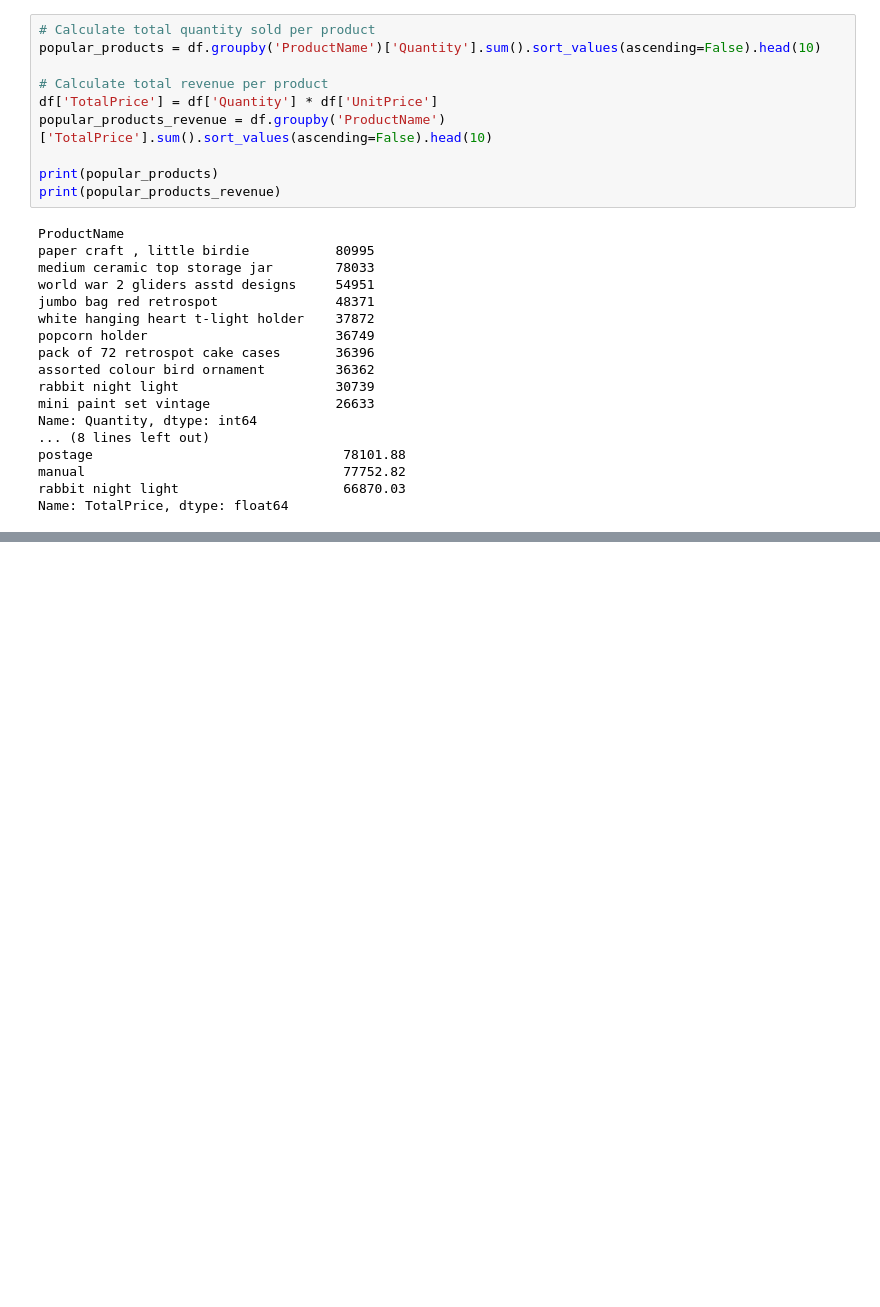
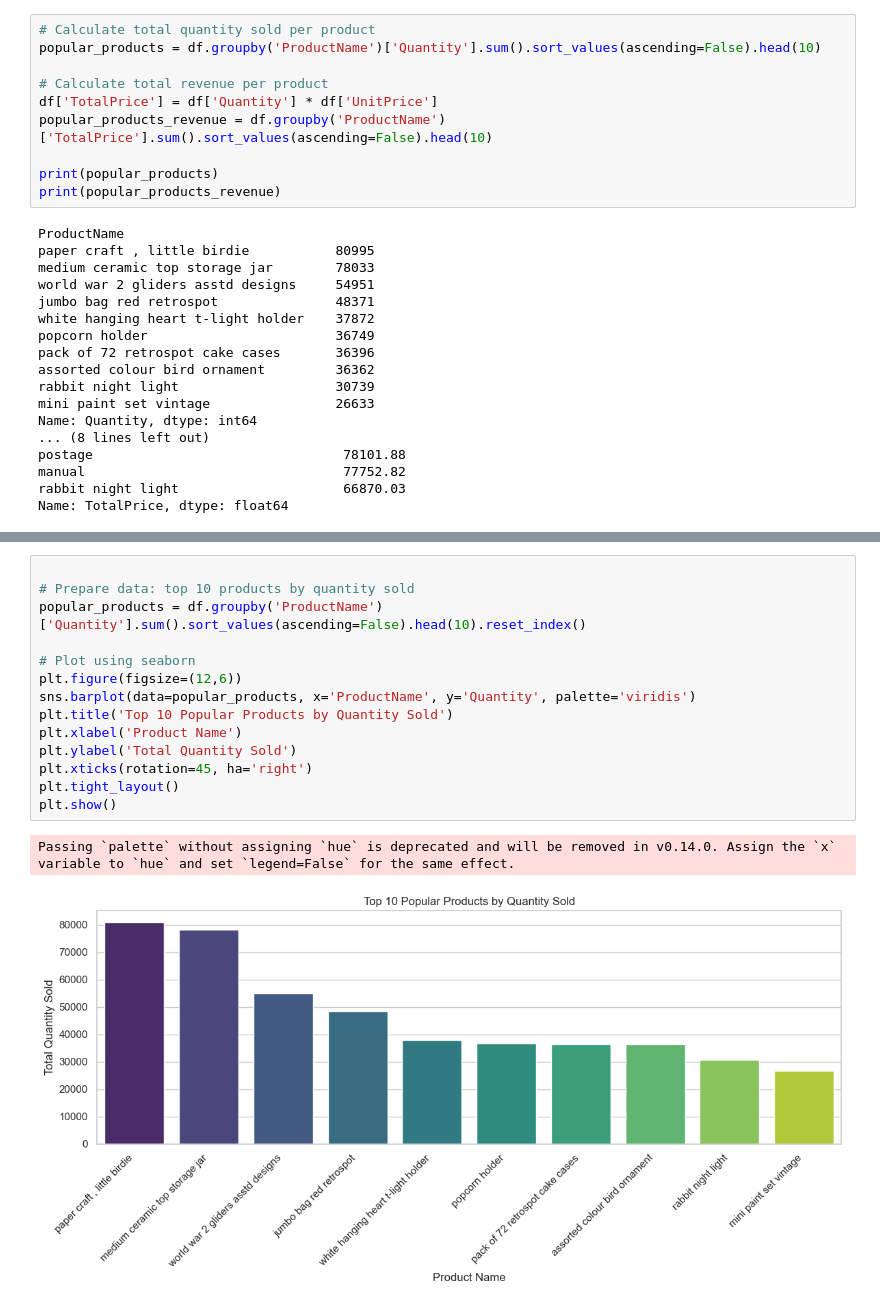
Before and after one commit to angeljayakumar/online-retail-analysis, a Jupyter notebook: notebooks/popular-products.ipynb, the cells around one changed output, grey strips where cells are left out. Drawn from its saved outputs; the diff is of its cells as text; blank space fills up the shorter version.

Commit message:
Add Seaborn visualization for top 10 popular products by quantity sold

```diff
--- a/notebooks/popular-products.ipynb
+++ b/notebooks/popular-products.ipynb
@@ -241,0 +249,17 @@ Name: TotalPrice, dtype: float64
+# %%
+
+# Prepare data: top 10 products by quantity sold
+popular_products = df.groupby('ProductName')['Quantity'].sum().sort_values(ascending=False).head(10).reset_index()
+
+# Plot using seaborn
+plt.figure(figsize=(12,6))
+sns.barplot(data=popular_products, x='ProductName', y='Quantity', palette='viridis')
+plt.title('Top 10 Popular Products by Quantity Sold')
+plt.xlabel('Product Name')
+plt.ylabel('Total Quantity Sold')
+plt.xticks(rotation=45, ha='right')
+plt.tight_layout()
+plt.show()
+# %% [output]
+Passing `palette` without assigning `hue` is deprecated and will be removed in v0.14.0. Assign the `x` variable to `hue` and set `legend=False` for the same effect.
+[figure, added]
```
Also changed, not shown: parts of 1 cell of this notebook.
